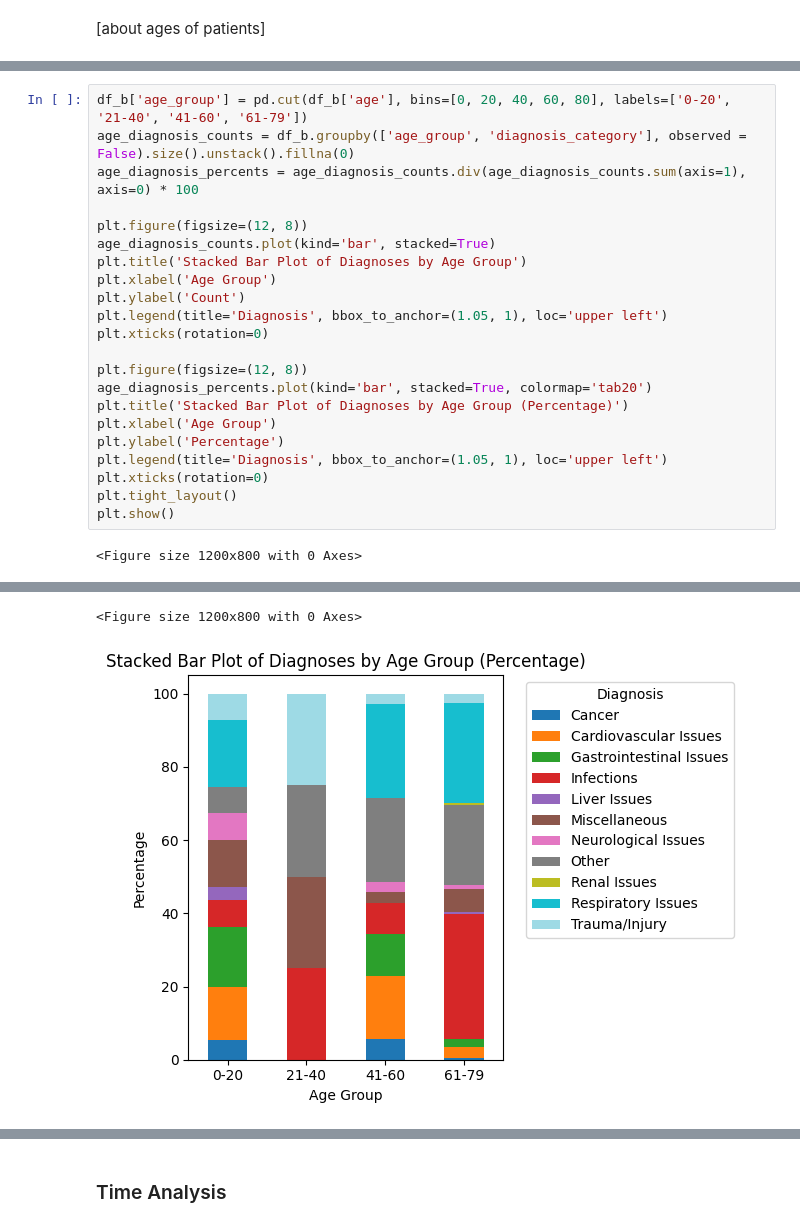
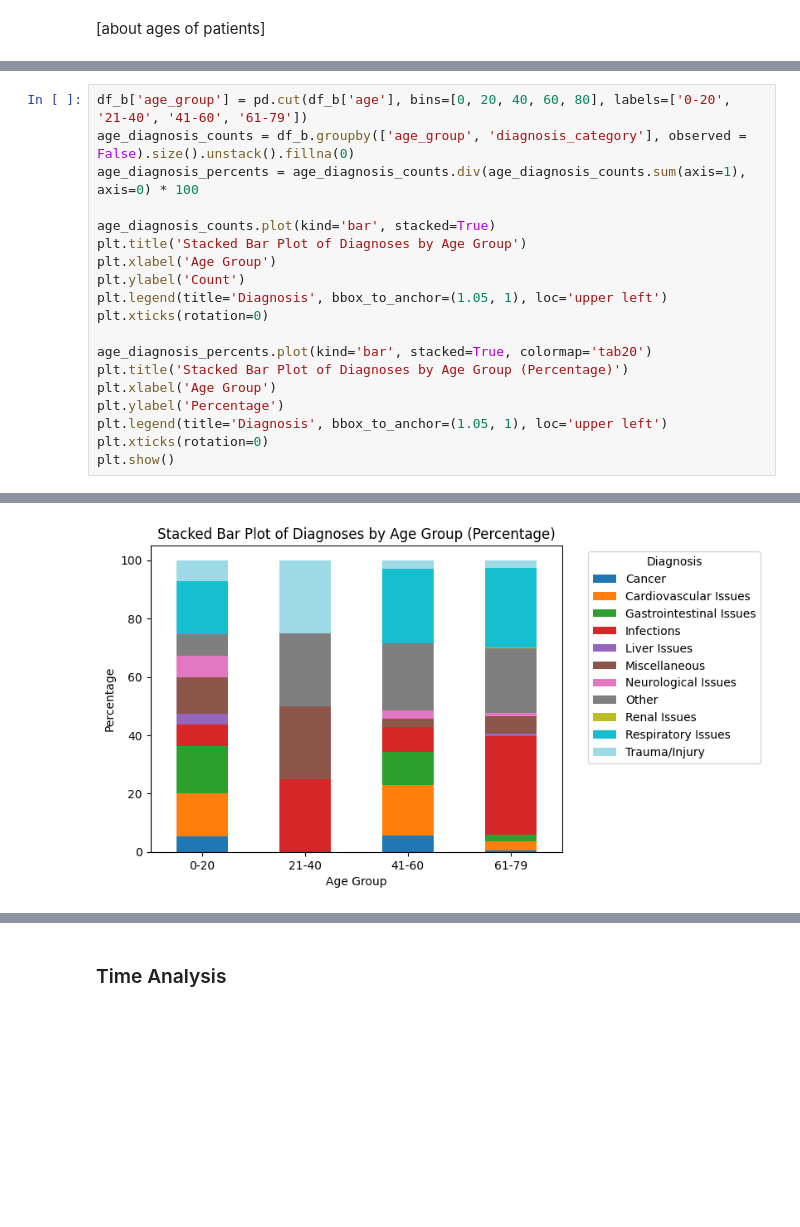
Before and after one commit to punstack/Health-Care-Analytics, a Jupyter notebook: eda.ipynb, the cells around one changed output, grey strips where cells are left out. Drawn from its saved outputs; the diff is of its cells as text; blank space fills up the shorter version.

Commit message:
Updated database and added new graphs to eda file

```diff
--- a/eda.ipynb
+++ b/eda.ipynb
@@ -254,28 +251,23 @@ plt.show()
 # %%
 df_b['age_group'] = pd.cut(df_b['age'], bins=[0, 20, 40, 60, 80], labels=['0-20', '21-40', '41-60', '61-79'])
 age_diagnosis_counts = df_b.groupby(['age_group', 'diagnosis_category'], observed = False).size().unstack().fillna(0)
 age_diagnosis_percents = age_diagnosis_counts.div(age_diagnosis_counts.sum(axis=1), axis=0) * 100
 
-plt.figure(figsize=(12, 8))
 age_diagnosis_counts.plot(kind='bar', stacked=True)
 plt.title('Stacked Bar Plot of Diagnoses by Age Group')
 plt.xlabel('Age Group')
 plt.ylabel('Count')
 plt.legend(title='Diagnosis', bbox_to_anchor=(1.05, 1), loc='upper left')
 plt.xticks(rotation=0)
 
-plt.figure(figsize=(12, 8))
 age_diagnosis_percents.plot(kind='bar', stacked=True, colormap='tab20')
 plt.title('Stacked Bar Plot of Diagnoses by Age Group (Percentage)')
 plt.xlabel('Age Group')
 plt.ylabel('Percentage')
 plt.legend(title='Diagnosis', bbox_to_anchor=(1.05, 1), loc='upper left')
 plt.xticks(rotation=0)
-plt.tight_layout()
 plt.show()
 # %% [output]
-<Figure size 1200x800 with 0 Axes>
 [figure]
-<Figure size 1200x800 with 0 Axes>
-[figure, old version]
+[figure, new version]
 # %%
```
Also changed, not shown: parts of 7 cells of this notebook, 2 other files.
